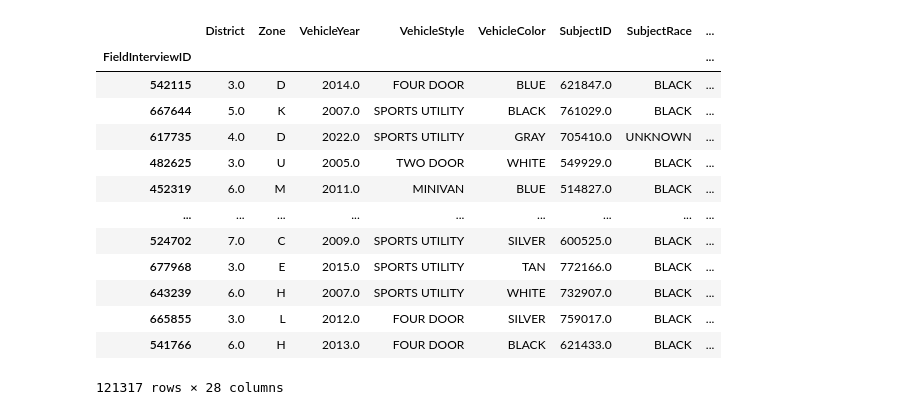
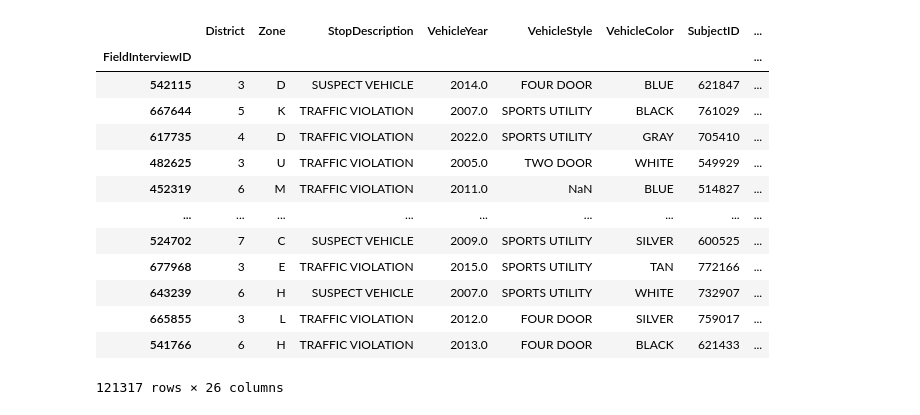
Before and after one commit to ray-chav/stop-and-search, a Jupyter notebook: scripts/imputation_encoding_norm.ipynb, the cells around one changed output. Cells and saved outputs as stored; diff of their text form; code cells hidden in the pictures.

```diff
--- a/scripts/imputation_encoding_norm.ipynb
+++ b/scripts/imputation_encoding_norm.ipynb
@@ -79,3 +81,20 @@ train_df["SubjectWeight"] = np.where((train_df["SubjectWeight"] <= 10) | (train_
+# %%
+train_df
+# %% [output]
+|  | District | Zone | StopDescription | VehicleYear | VehicleStyle | VehicleColor | SubjectID | ... |
+| FieldInterviewID |  |  |  |  |  |  |  | ... |
+| 542115 | 3 | D | SUSPECT VEHICLE | 2014.0 | FOUR DOOR | BLUE | 621847 | ... |
+| 667644 | 5 | K | TRAFFIC VIOLATION | 2007.0 | SPORTS UTILITY | BLACK | 761029 | ... |
+| 617735 | 4 | D | TRAFFIC VIOLATION | 2022.0 | SPORTS UTILITY | GRAY | 705410 | ... |
+| 482625 | 3 | U | TRAFFIC VIOLATION | 2005.0 | TWO DOOR | WHITE | 549929 | ... |
+| 452319 | 6 | M | TRAFFIC VIOLATION | 2011.0 | NaN | BLUE | 514827 | ... |
+| ... | ... | ... | ... | ... | ... | ... | ... | ... |
+| 524702 | 7 | C | SUSPECT VEHICLE | 2009.0 | SPORTS UTILITY | SILVER | 600525 | ... |
+| 677968 | 3 | E | TRAFFIC VIOLATION | 2015.0 | SPORTS UTILITY | TAN | 772166 | ... |
+| 643239 | 6 | H | SUSPECT VEHICLE | 2007.0 | SPORTS UTILITY | WHITE | 732907 | ... |
+| 665855 | 3 | L | TRAFFIC VIOLATION | 2012.0 | FOUR DOOR | SILVER | 759017 | ... |
+| 541766 | 6 | H | TRAFFIC VIOLATION | 2013.0 | FOUR DOOR | BLACK | 621433 | ... |
+121317 rows × 26 columns
 # %%
 # Ordinal encoding to run MICE imputation
 encoder = OrdinalEncoder(handle_unknown="use_encoded_value", unknown_value=np.nan)
@@ -115,22 +135,5 @@ train_df_imputed_final["search_occurred"] = search_col
 train_df_imputed_final["BlockAddress"] = address
 
 train_df_imputed_final["StopDate"] = date
-# %%
-train_df_imputed_final
-# %% [output]
-|  | District | Zone | VehicleYear | VehicleStyle | VehicleColor | SubjectID | SubjectRace | ... |
-| FieldInterviewID |  |  |  |  |  |  |  | ... |
-| 542115 | 3.0 | D | 2014.0 | FOUR DOOR | BLUE | 621847.0 | BLACK | ... |
-| 667644 | 5.0 | K | 2007.0 | SPORTS UTILITY | BLACK | 761029.0 | BLACK | ... |
-| 617735 | 4.0 | D | 2022.0 | SPORTS UTILITY | GRAY | 705410.0 | UNKNOWN | ... |
-| 482625 | 3.0 | U | 2005.0 | TWO DOOR | WHITE | 549929.0 | BLACK | ... |
-| 452319 | 6.0 | M | 2011.0 | MINIVAN | BLUE | 514827.0 | BLACK | ... |
-| ... | ... | ... | ... | ... | ... | ... | ... | ... |
-| 524702 | 7.0 | C | 2009.0 | SPORTS UTILITY | SILVER | 600525.0 | BLACK | ... |
-| 677968 | 3.0 | E | 2015.0 | SPORTS UTILITY | TAN | 772166.0 | BLACK | ... |
-| 643239 | 6.0 | H | 2007.0 | SPORTS UTILITY | WHITE | 732907.0 | BLACK | ... |
-| 665855 | 3.0 | L | 2012.0 | FOUR DOOR | SILVER | 759017.0 | BLACK | ... |
-| 541766 | 6.0 | H | 2013.0 | FOUR DOOR | BLACK | 621433.0 | BLACK | ... |
-121317 rows × 28 columns
 # %%
 # Boxplots
```
Also changed, not shown: parts of 14 cells of this notebook, 2 other files.
